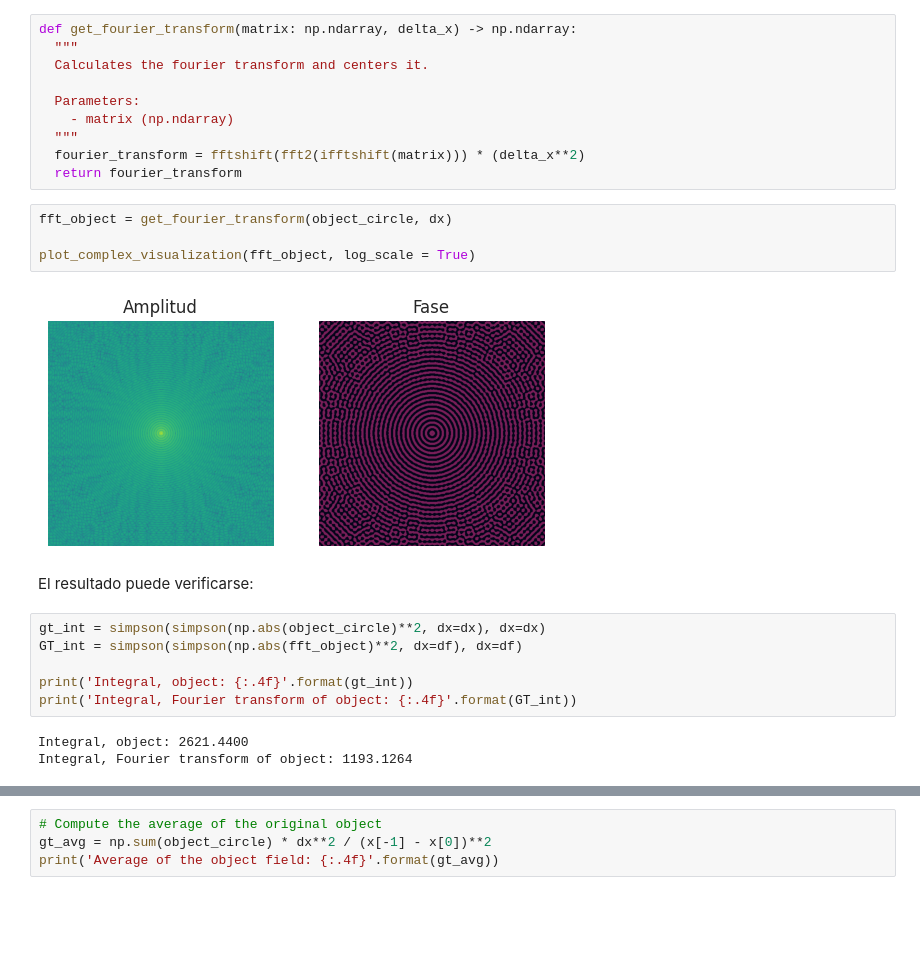
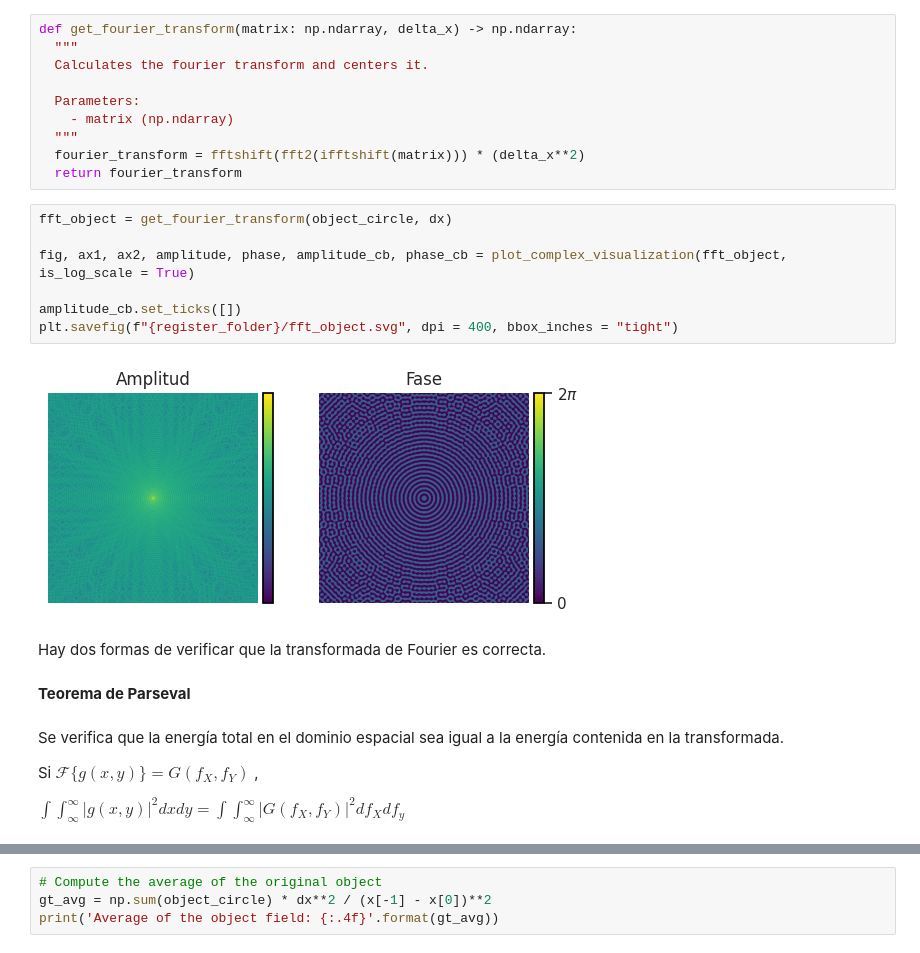
Before and after one commit to VelasquezE/FourierOptics_assignments, a Jupyter notebook: talleres/Proyecto/inline_hologram.ipynb, the cells around one changed output, grey strips where cells are left out. Cells and saved outputs as stored; diff of their text form; blank space fills up the shorter version.

```diff
--- a/talleres/Proyecto/inline_hologram.ipynb
+++ b/talleres/Proyecto/inline_hologram.ipynb
@@ -124,20 +208,22 @@ def get_fourier_transform(matrix: np.ndarray, delta_x) -> np.ndarray:
   """
   fourier_transform = fftshift(fft2(ifftshift(matrix))) * (delta_x**2)
   return fourier_transform
-# %%
-fft_object = get_fourier_transform(object_circle, dx)
-
-plot_complex_visualization(fft_object, log_scale = True)
-# %% [output]
-[figure, removed]
-# %% [markdown]
-El resultado puede verificarse:
-# %%
-gt_int = simpson(simpson(np.abs(object_circle)**2, dx=dx), dx=dx)
-GT_int = simpson(simpson(np.abs(fft_object)**2, dx=df), dx=df)
-
-print('Integral, object: {:.4f}'.format(gt_int))
-print('Integral, Fourier transform of object: {:.4f}'.format(GT_int))
-# %% [output]
-Integral, object: 2621.4400
-Integral, Fourier transform of object: 1193.1264
+# %%
+fft_object = get_fourier_transform(object_circle, dx)
+
+fig, ax1, ax2, amplitude, phase, amplitude_cb, phase_cb = plot_complex_visualization(fft_object, is_log_scale = True)
+
+amplitude_cb.set_ticks([])
+plt.savefig(f"{register_folder}/fft_object.svg", dpi = 400, bbox_inches = "tight")
+# %% [output]
+[figure, added]
+# %% [markdown]
+Hay dos formas de verificar que la transformada de Fourier es correcta.
+# %% [markdown]
+**Teorema de Parseval**
+# %% [markdown]
+Se verifica que la energía total en el dominio espacial sea igual a la energía contenida en la transformada.
+
+Si $\mathcal{F}\{g(x,y)\} = G(f_{X}, f_{Y})$ ,
+
+$\int\int^{\infty}_{\infty} |g(x,y)|^{2} dxdy = \int\int^{\infty}_{\infty} |G(f_{X},f_{Y})|^{2} df_{X}df_{y}$
```
Also changed, not shown: parts of 21 cells of this notebook.
